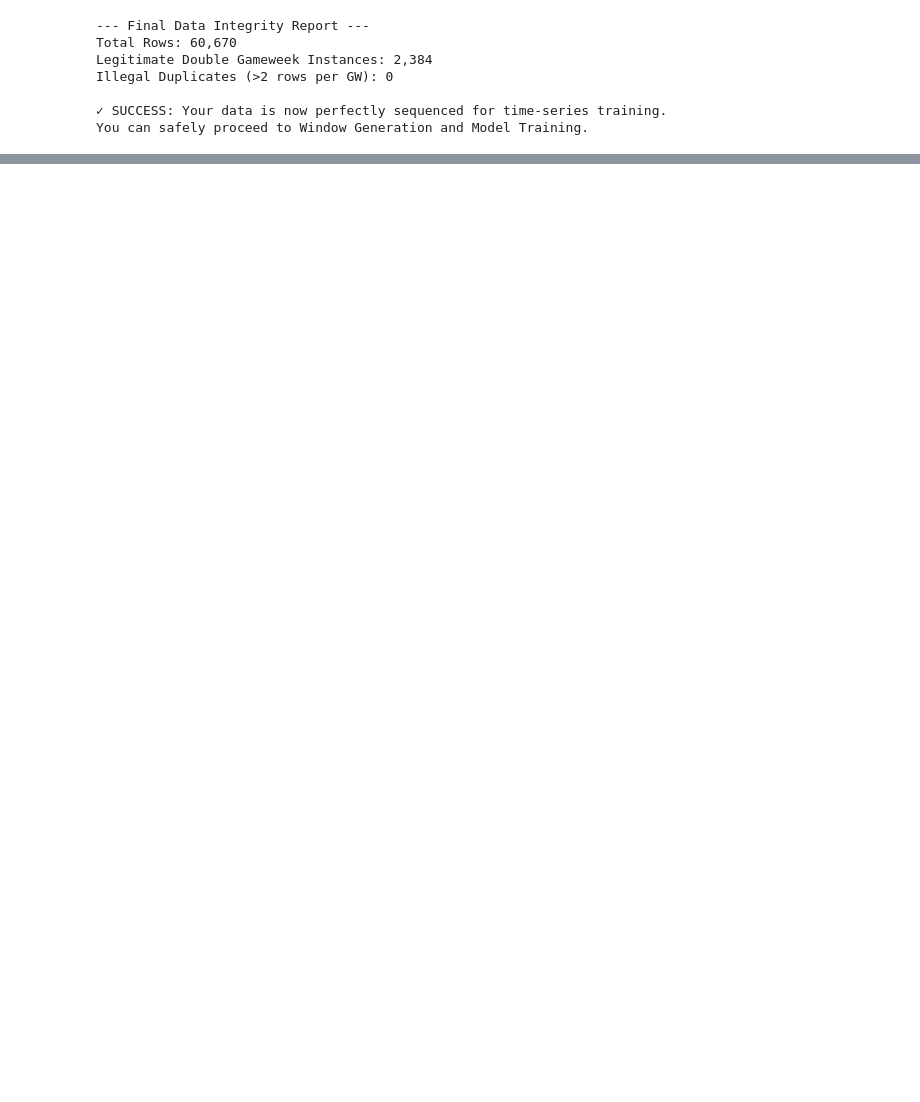
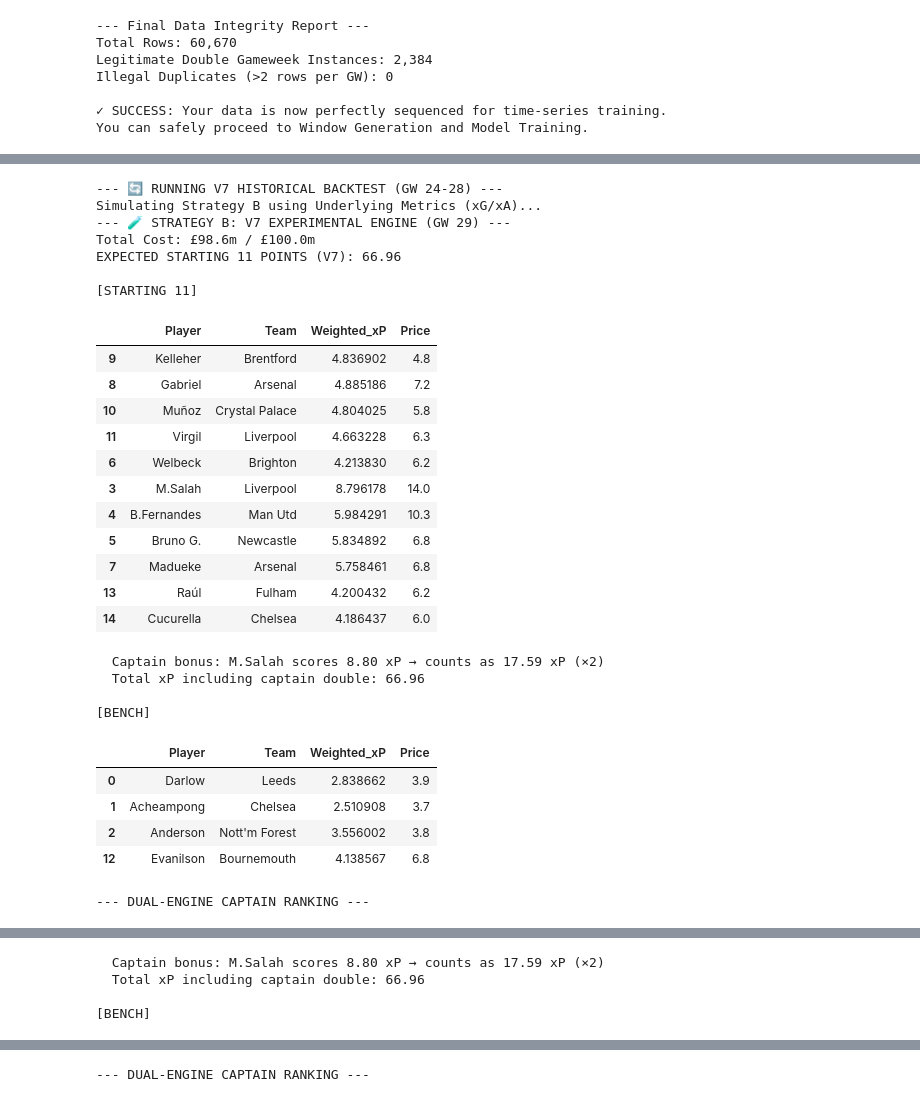
Before and after one commit to sophiedelrey/fpl_pipeline, a Jupyter notebook: models/forecaster_pro.ipynb, the cells around one changed output, grey strips where cells are left out. Drawn from its saved outputs; the diff is of its cells as text; code cells hidden in the pictures; blank space fills up the shorter version.

```diff
--- a/models/forecaster_pro.ipynb
+++ b/models/forecaster_pro.ipynb
@@ -7307,0 +8095,75 @@ You can safely proceed to Window Generation and Model Training.
+# %%
+# %% [Cell: V7 Strategy B — GW 24-28 Historical Backtest Simulation]
+import pandas as pd
+import numpy as np
+
+print("--- 🔄 RUNNING V7 HISTORICAL BACKTEST (GW 24-28) ---")
+print("Simulating Strategy B using Underlying Metrics (xG/xA)...")
+
+v7_historical_results = []
+
+# Loop through the validation window
+for gw in range(24, 29):
+    # 1. Temporarily point the 'CURRENT_GW' to the past week for correct filtering
+    temp_gw = gw
+
+    # 2. Run the V7 experimental solver we created earlier
+    # This picks the best 15-man squad for that specific week
+    _opt_11, _opt_bench, _spent = solve_wildcard_v7_experimental()
+
+    # 3. Get the real match results for that specific Gameweek
+    target_rows = df[(df['season'] == CURRENT_SEASON) & (df['Gameweek'] == gw)]
+
+    # 4. Identify captain and vice-captain from the V7 results
+    _captain = _opt_11[_opt_11['Final_Weighted_xP'] > _opt_11['Weighted_xP'] * 1.5].iloc[0]['Player']
+    _vice = _opt_11.sort_values('AI_Blended_Score', ascending=False).iloc[1]['Player']
+
+    # 5. Calculate actual points scored using your official auto-sub logic
+    actual_pts, active_cap, cap_pts = _calculate_actual_pts(
+        _opt_11.rename(columns={'Player': 'Web Name'}),
+        _opt_bench.rename(columns={'Player': 'Web Name'}),
+        _captain, _vice, target_rows
+    )
+
+    v7_historical_results.append({
+        'GW': gw,
+        'V7 Predicted': round(_opt_11['Final_Weighted_xP'].sum(), 2),
+        'B Actual': actual_pts,
+        'Captain': active_cap
+    })
+
+# Save to the variable the UI is looking for
+v7_backtest_df = pd.DataFrame(v7_historical_results)
+
+print("\n✅ V7 Backtest Complete!")
+display(v7_backtest_df)
+# %% [output]
+--- 🔄 RUNNING V7 HISTORICAL BACKTEST (GW 24-28) ---
+Simulating Strategy B using Underlying Metrics (xG/xA)...
+--- 🧪 STRATEGY B: V7 EXPERIMENTAL ENGINE (GW 29) ---
+Total Cost: £98.6m / £100.0m
+EXPECTED STARTING 11 POINTS (V7): 66.96
+
+[STARTING 11]
+|  | Player | Team | Weighted_xP | Price |
+| 9 | Kelleher | Brentford | 4.836902 | 4.8 |
+| 8 | Gabriel | Arsenal | 4.885186 | 7.2 |
+| 10 | Muñoz | Crystal Palace | 4.804025 | 5.8 |
+| 11 | Virgil | Liverpool | 4.663228 | 6.3 |
+| 6 | Welbeck | Brighton | 4.213830 | 6.2 |
+| 3 | M.Salah | Liverpool | 8.796178 | 14.0 |
+| 4 | B.Fernandes | Man Utd | 5.984291 | 10.3 |
+| 5 | Bruno G. | Newcastle | 5.834892 | 6.8 |
+| 7 | Madueke | Arsenal | 5.758461 | 6.8 |
+| 13 | Raúl | Fulham | 4.200432 | 6.2 |
+| 14 | Cucurella | Chelsea | 4.186437 | 6.0 |
+  Captain bonus: M.Salah scores 8.80 xP → counts as 17.59 xP (×2)
+  Total xP including captain double: 66.96
+
+[BENCH]
+|  | Player | Team | Weighted_xP | Price |
+| 0 | Darlow | Leeds | 2.838662 | 3.9 |
+| 1 | Acheampong | Chelsea | 2.510908 | 3.7 |
+| 2 | Anderson | Nott'm Forest | 3.556002 | 3.8 |
+| 12 | Evanilson | Bournemouth | 4.138567 | 6.8 |
+--- DUAL-ENGINE CAPTAIN RANKING ---
@@ -7307,0 +8197,4 @@ You can safely proceed to Window Generation and Model Training.
+  Captain bonus: M.Salah scores 8.80 xP → counts as 17.59 xP (×2)
+  Total xP including captain double: 66.96
+
+[BENCH]
@@ -7307,0 +8206 @@ You can safely proceed to Window Generation and Model Training.
+--- DUAL-ENGINE CAPTAIN RANKING ---
```
Also changed, not shown: parts of 32 cells of this notebook, 1 other file.
